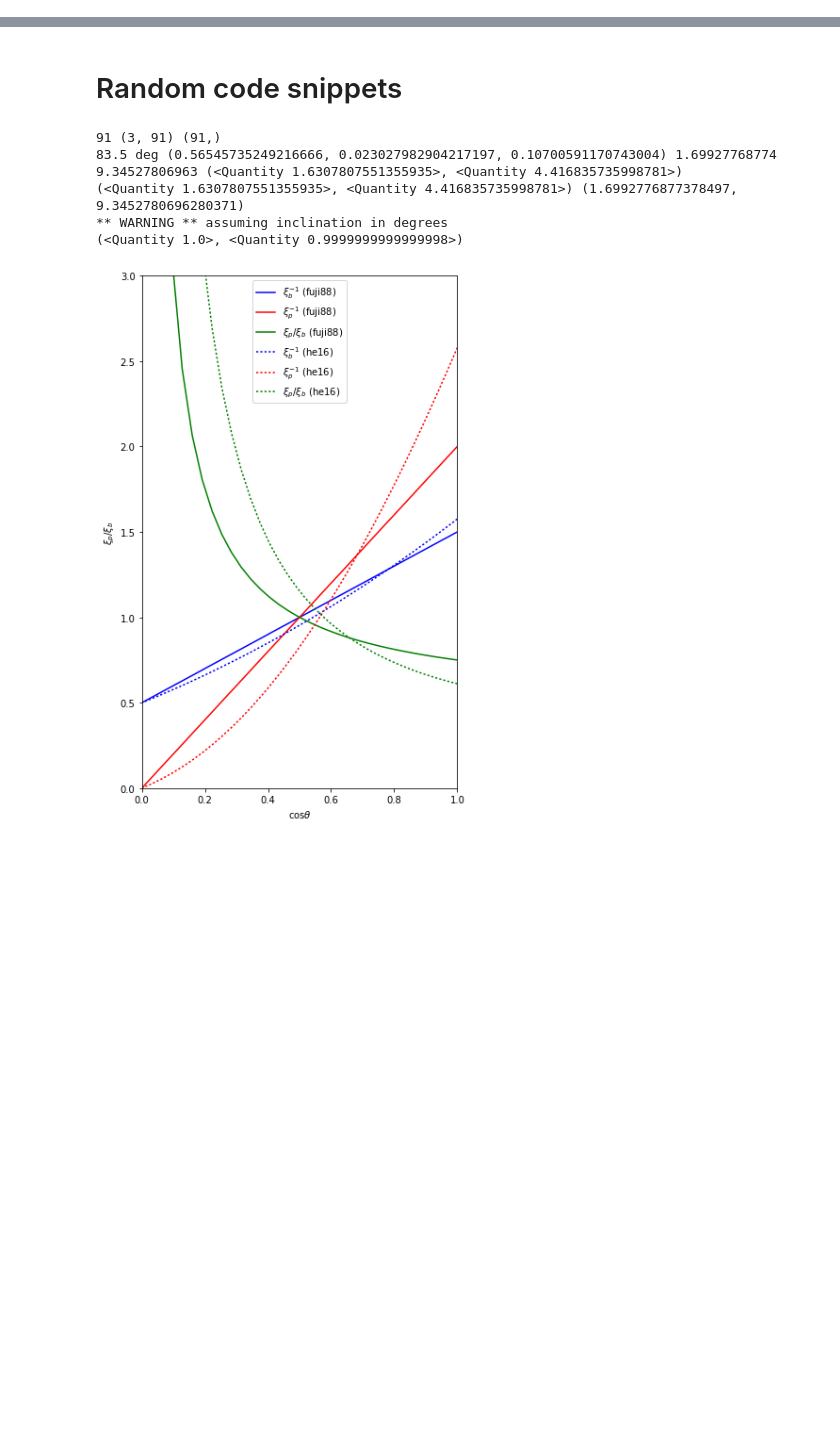
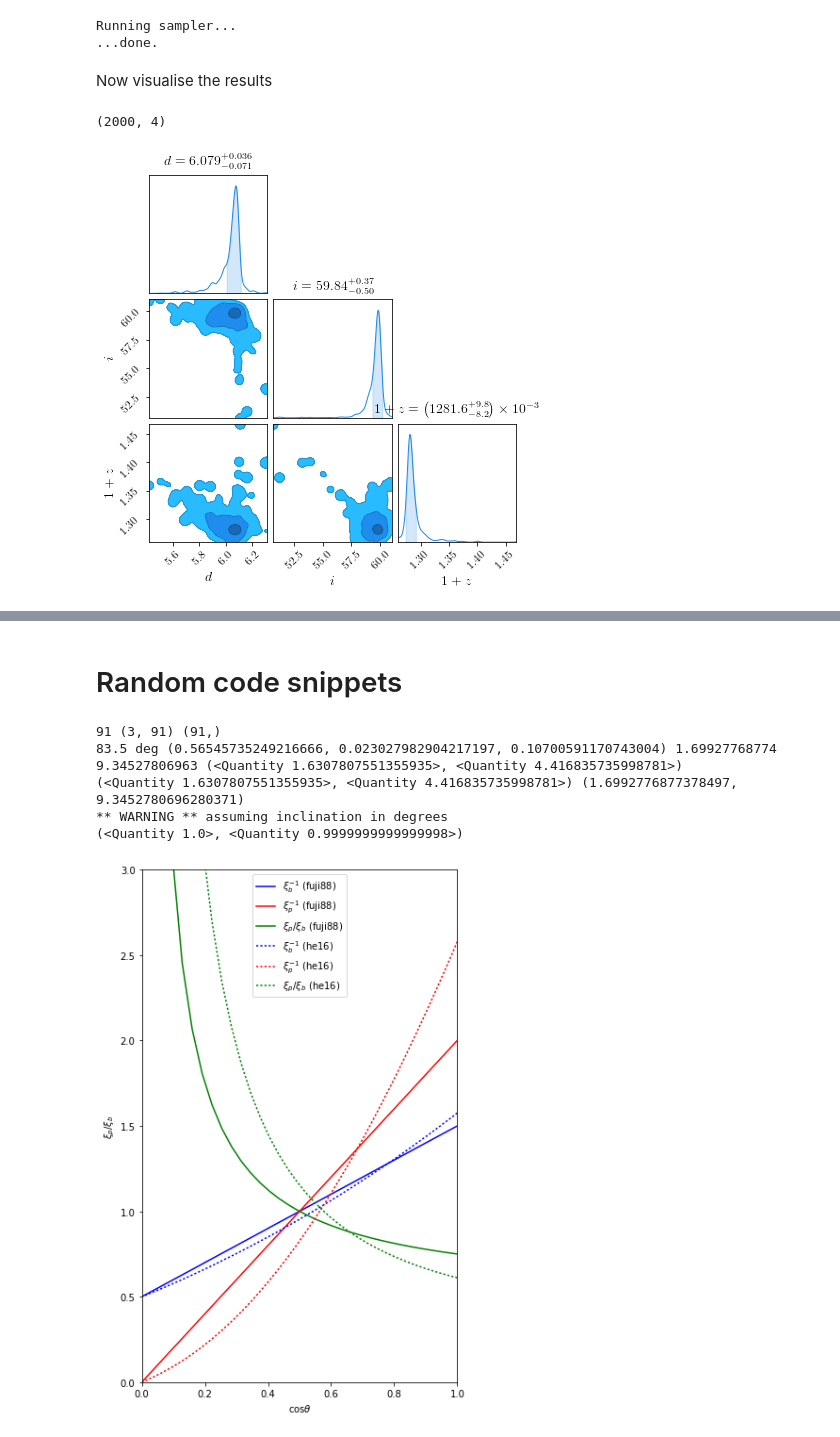
Before and after one commit to outs1der/concord, a Jupyter notebook: Burst class for MINBAR.ipynb, the cells around one changed output, grey strips where cells are left out. Drawn from its saved outputs; the diff is of its cells as text; code cells hidden in the pictures; blank space fills up the shorter version.

```diff
--- a/Burst class for MINBAR.ipynb
+++ b/Burst class for MINBAR.ipynb
@@ -100,0 +218,66 @@ print (c.comments)
+# %%
+import emcee
+
+# emcee doesn't like parameters with units, so let's omit them for now
+# I've tweaked lhoodClass to make sure they are re-applied prior to the
+# likelihood calculation
+
+params = (6.09,60.,1.28,-6.5)
+
+ndim, nwalkers = len(params), 200
+pos = [params*(1+1e-3*np.random.randn(ndim)) for i in range(nwalkers)]
+
+# Set up the walkers
+
+# pos = []
+# for i in range(nwalkers):
+#     _params = [x*(1.+1e-4*np.random.randn()) for x in params]
+#     pos.append(_params)
+
+sampler = emcee.EnsembleSampler(nwalkers, ndim, lhoodClass,
+                                args=(obs,models))
+
+print ("Running sampler...")
+# %timeit -n 1 -r 1 pos_new, lnprob, rstate = sampler.run_mcmc(pos,20)
+# 1 loop, best of 1: 2min 18s per loop (100 walkers)
+pos_new, lnprob, rstate = sampler.run_mcmc(pos,20)
+
+# ~8hr run
+# pos_new, lnprob, rstate = sampler.run_mcmc(pos,1900)
+
+print ("...done.")
+# %% [output]
+Running sampler...
+...done.
+# %% [markdown]
+Now visualise the results
+# %%
+from chainconsumer import ChainConsumer
+
+def plot_contours(sampler,parameters=[r"$d$",r"$i$",r"$1+z$"],ignore=10,plot_size=6):
+# Documentation is here https://samreay.github.io/ChainConsumer/index.html
+
+    samples = sampler.chain[:, ignore:, :].reshape((-1, ndim))
+    print (np.shape(samples))
+
+# This to produce a much more beautiful plot
+
+    c = ChainConsumer()
+    c.add_chain(samples, parameters = parameters)#,r"$\Delta t$"])
+
+
+    fig = c.plot()
+    fig.set_size_inches(6,6)
+
+    return c
+
+# Now try out the routine
+
+c = plot_contours(sampler)
+
+# Nice plot of the walks
+
+# c.plot_walks()
+# %% [output]
+(2000, 4)
+[figure, added]
```
Also changed, not shown: parts of 28 cells of this notebook, 2 other files.
